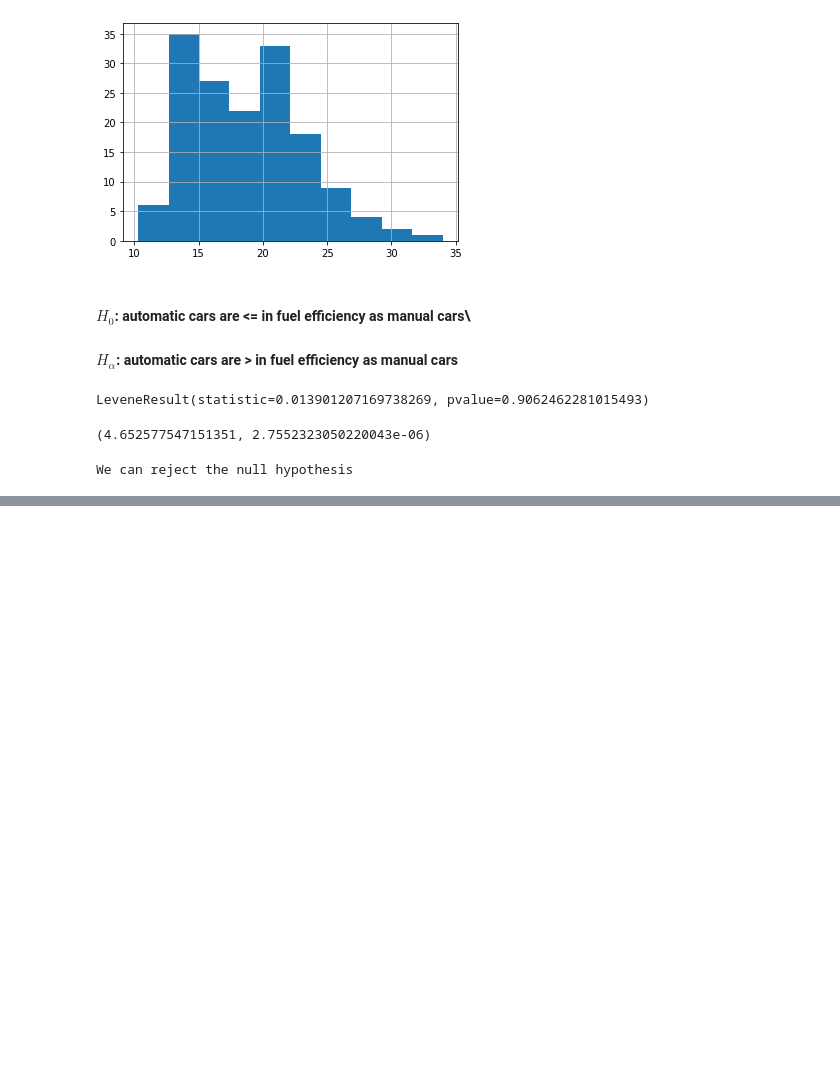
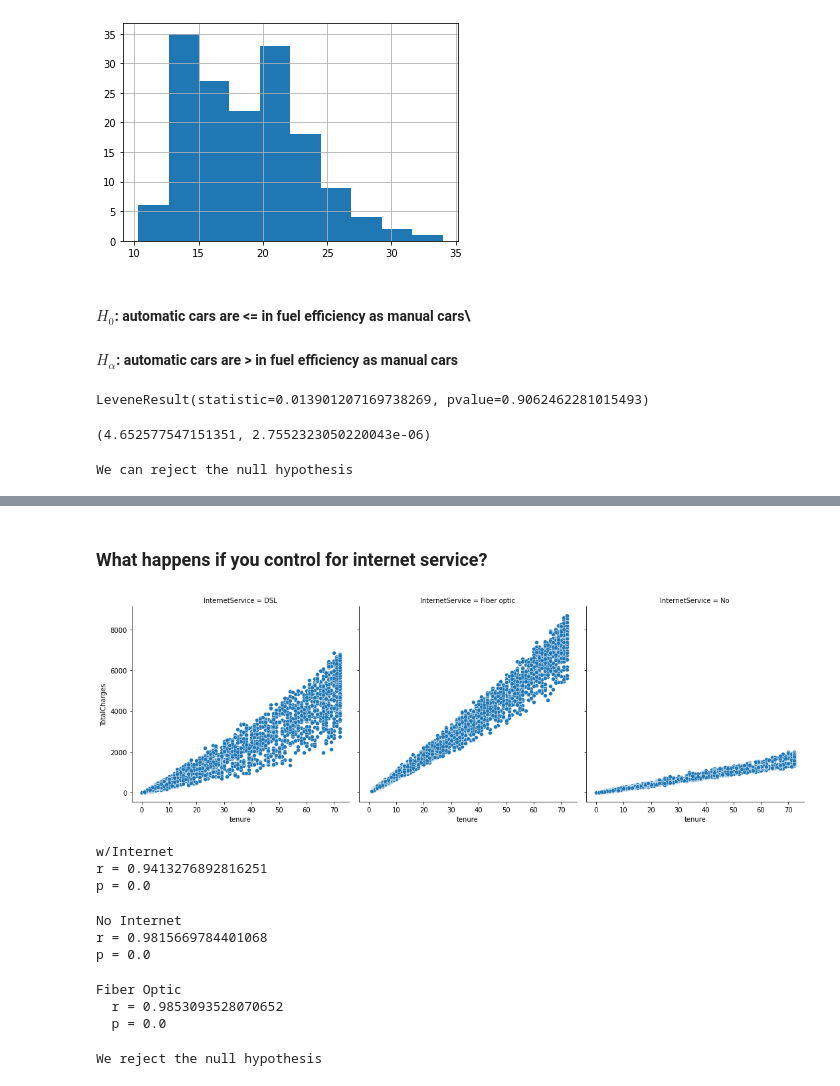
Before and after one commit to VincentBanuelos/statistics-exercises, a Jupyter notebook: hypothesis_testing.ipynb, the cells around one changed output, grey strips where cells are left out. Saved outputs shown, nothing was run; the diff lists cells and outputs as text; code cells hidden in the pictures; blank space fills up the shorter version.

```diff
--- a/hypothesis_testing.ipynb
+++ b/hypothesis_testing.ipynb
@@ -319,0 +466,7 @@ We can reject the null hypothesis
+# %% [markdown]
+### What happens if you control for internet service?
+# %%
+sns.relplot(data=df, x='tenure', y='TotalCharges', col='InternetService')
+plt.show()
+# %% [output]
+[figure, added]
@@ -319,0 +482,41 @@ We can reject the null hypothesis
+# %%
+# using pearsonr to find the correlation value and p for customers with DSL
+r, p = stats.pearsonr(DSL.TotalCharges, DSL.tenure)
+
+print('w/Internet')
+print('r =', r)
+print('p =', p)
+# %% [output]
+w/Internet
+r = 0.9413276892816251
+p = 0.0
+# %%
+# using pearsonr to find the correlation value and p for customers with no internet service
+r, p = stats.pearsonr(nointernet.TotalCharges, nointernet.tenure)
+
+print('No Internet')
+print('r =', r)
+print('p =', p)
+# %% [output]
+No Internet
+r = 0.9815669784401068
+p = 0.0
+# %%
+# using pearsonr to find the correlation value and p for customers with no internet service
+r, p = stats.pearsonr(fiberoptic.TotalCharges, fiberoptic.tenure)
+
+print('Fiber Optic')
+print('  r =', r)
+print('  p =', p)
+# %% [output]
+Fiber Optic
+  r = 0.9853093528070652
+  p = 0.0
+# %%
+#evaluate p-value
+if p < alpha:
+    print("We reject the null hypothesis")
+else:
+    print("We fail to reject the null hypothesis")
+# %% [output]
+We reject the null hypothesis
```
Also changed, not shown: parts of 46 cells of this notebook.
